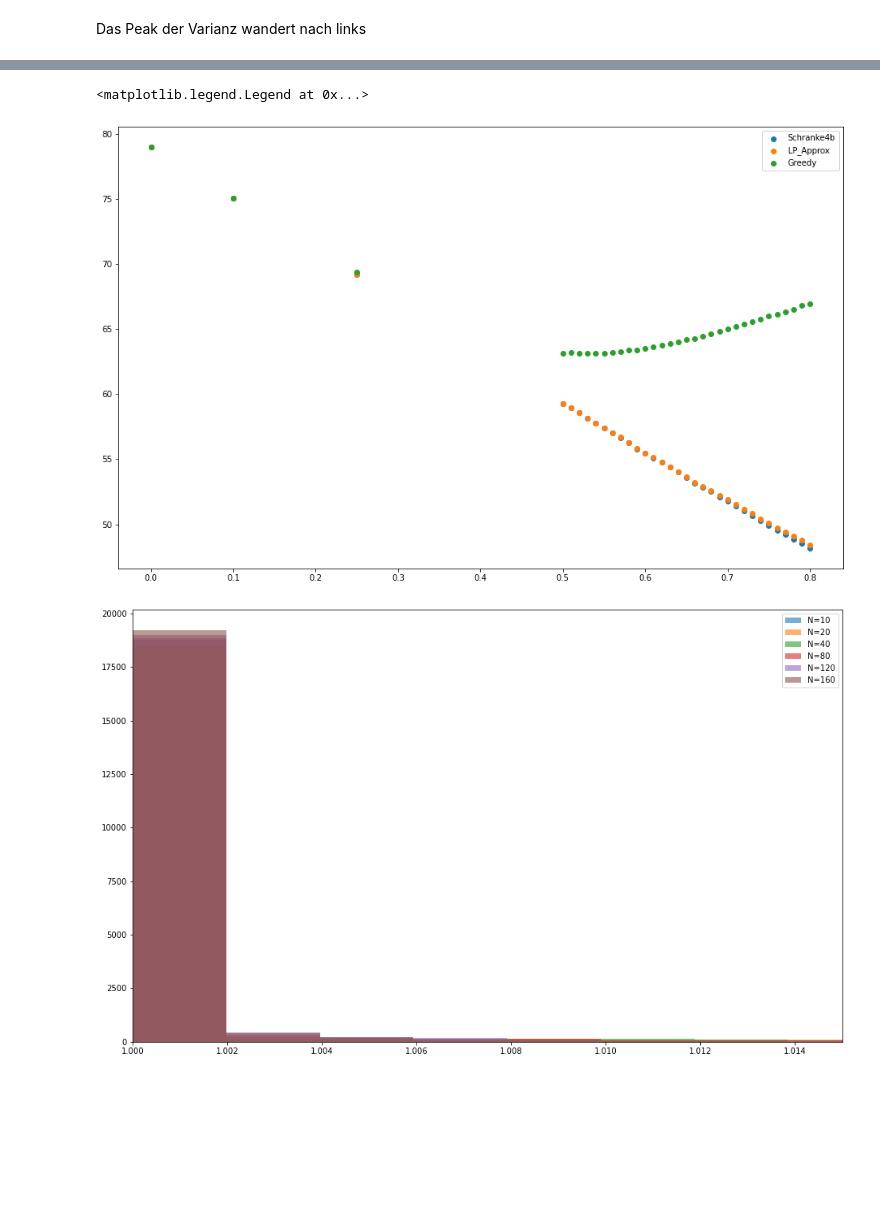
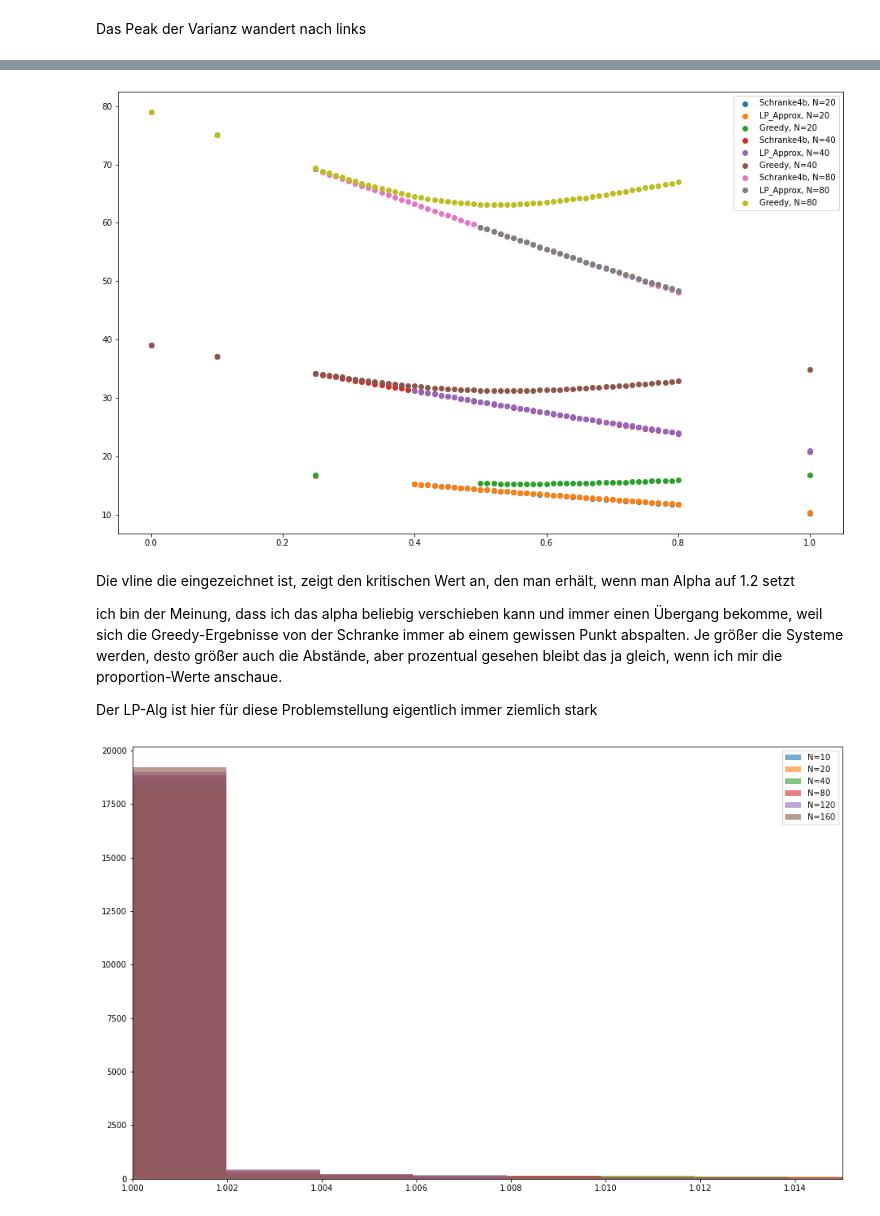
Before and after one commit to T3K14/Masterarbeit-Auswertung, a Jupyter notebook: KFC2.ipynb, the cells around one changed output, grey strips where cells are left out. Saved outputs shown, nothing was run; the diff lists cells and outputs as text; code cells hidden in the pictures; blank space fills up the shorter version.

```diff
--- a/KFC2.ipynb
+++ b/KFC2.ipynb
@@ -216,16 +627,0 @@ Text(0, 0.5, 'Anteil aller Problemstellungen bei denen Greedy 1.2 $\\cdot$ Schra
-# %%
-fig, ax = plt.subplots(figsize=(16,10))
-alpha=1.2
-alg='Greedy'
-
-pcs1 = auswertung_ma.prepare_alg_vs_schranke_data(data1, data1_vor, alg, alpha)
-
-for n in sorted(pcs1.keys()):
-
-    ax.plot(pcs1[n].ids, pcs1[n].var, label=f'N={n}')
-#     ax.errorbar(pcs1[n].ids, pcs1[n].props, yerr=pcs1[n].std_dev, capsize=4, label=f'N={n}')
-
-ax.legend()
-
-ax.set_xlabel('p_k')
-# ax.set_ylabel(f'Anteil aller Problemstellungen bei denen Greedy {alpha} $\cdot$ Schranke4b erreicht')
@@ -234,0 +644,14 @@ Text(0.5, 0, 'p_k')
+# %%
+# lege Intervalle fest innerhalb welcher ich den gauss fit machen will
+ints = {10: [0.5, 0.8], 20: [0.5,0.8], 40: [0.51, 0.8], 80: [0.5, 0.8], 160: [0.3, 0.8], 320: [0.3, 0.8], 640: [0.3, 0.75], 1280: [0.3, 0.8]}
+# %%
+fig, ax = plt.subplots(figsize=(16,10))
+for n in [10, 20, 40, 80, 160, 320, 640, 1280]:#, 80, 160, 320, 640, 1280, 2560]:
+    indices = (ints[n][0] <= np.array(pcs1[n].ids)) & (np.array(pcs1[n].ids) <= ints[n][1])
+    ii, vv = np.array(pcs1[n].ids)[indices], np.array(pcs1[n].var)[indices]
+    ax.plot(ii, vv, 'o-', label=f"$N={n}$")
+
+    popt, pcov = curve_fit(gauss, ii, vv, maxfev=100000)
+
+
+    print(f" N = {n}; Max: {popt[0]}")
@@ -237,14 +707,24 @@ Das Peak der Varianz wandert nach links
 # %%
 fig, ax = plt.subplots(figsize=(16, 10))
 
-d160_alg_results = data1_vor[80].calc_mean_alg_results()
-for alg in d160_alg_results.columns:
-    ax.scatter(d160_alg_results.index, d160_alg_results[alg], label=alg)
-ax.legend()
+ns = [20, 40, 80]#, 160, 320, 640, 1280, 2560]
+for n in ns:
+
+    d160_alg_results = data1_vor[n].calc_mean_alg_results()
+    for alg in d160_alg_results.columns:
+        ax.scatter(d160_alg_results.index, d160_alg_results[alg], label=f'{alg}, N={n}')
+    ax.legend()
 # ax.set_xlim([1.9, 3.1])
+
+# ax.vlines(0.6355444309347226, 0, 520, color='black')
 # %% [output]
-<matplotlib.legend.Legend at 0x...>
-[figure, old version]
+[figure, new version]
+# %% [markdown]
+Die vline die eingezeichnet ist, zeigt den kritischen Wert an, den man erhält, wenn man Alpha auf 1.2 setzt
+
+ich bin der Meinung, dass ich das alpha beliebig verschieben kann und immer einen Übergang bekomme, weil sich die Greedy-Ergebnisse von der Schranke immer ab einem gewissen Punkt abspalten. Je größer die Systeme werden, desto größer auch die Abstände, aber prozentual gesehen bleibt das ja gleich, wenn ich mir die proportion-Werte anschaue.
+
+Der LP-Alg ist hier für diese Problemstellung eigentlich immer ziemlich stark
 # %%
 ns = [10,20,40,80,120,160]
 l = [data1_vor[n] for n in ns]
```
Also changed, not shown: parts of 68 cells of this notebook, 15 other files.
